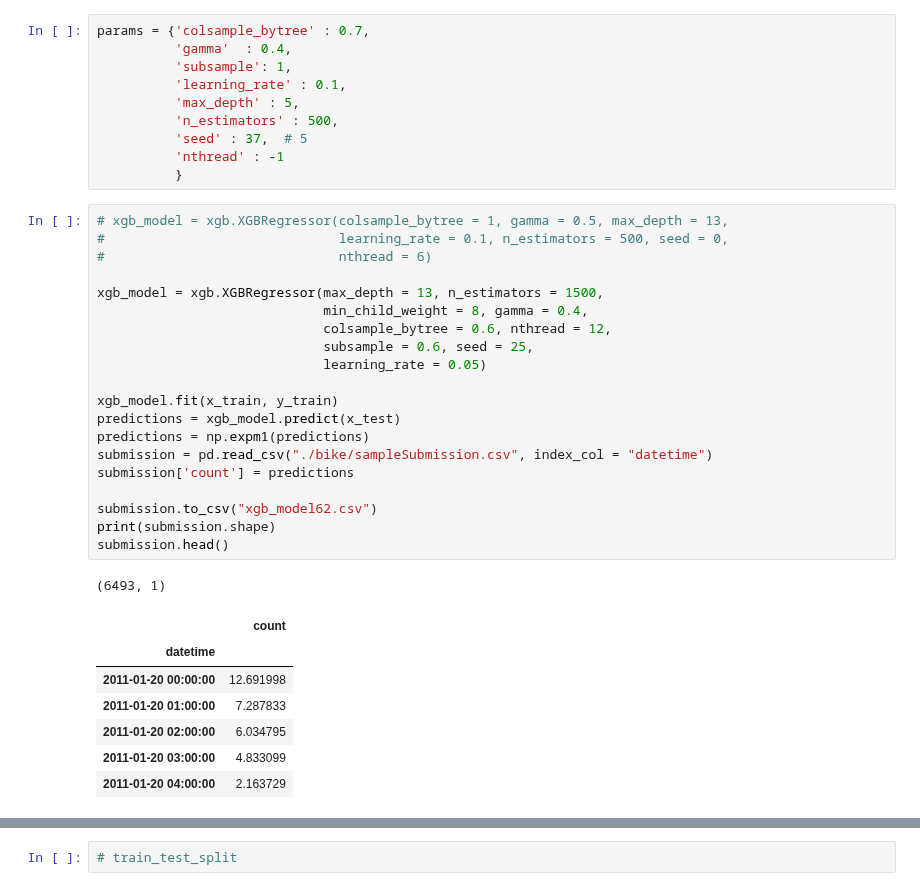
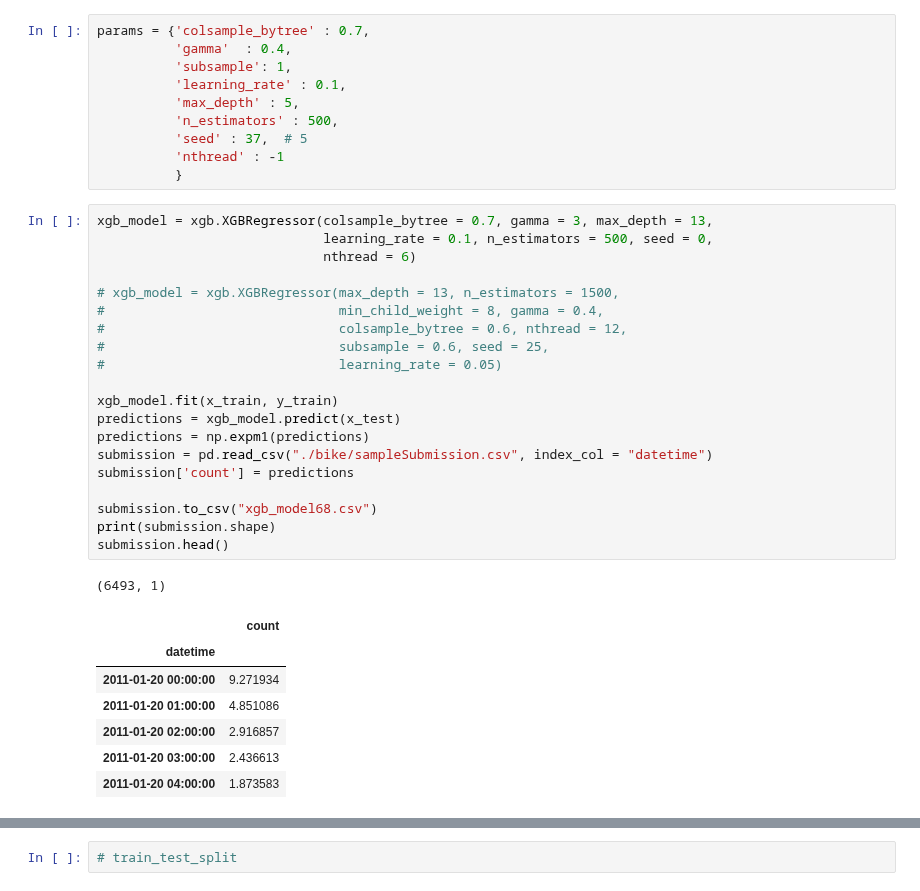
Before and after one commit to todagi/DataScience_with_Kaggle, a Jupyter notebook: Bike Sharing Demand/Bike Sharing Demand 03 - Machine Learning with scikit-learn.ipynb, the cells around one changed output, grey strips where cells are left out. Drawn from its saved outputs; the diff is of its cells as text.

```diff
--- a/Bike Sharing Demand/Bike Sharing Demand 03 - Machine Learning with scikit-learn.ipynb
+++ b/Bike Sharing Demand/Bike Sharing Demand 03 - Machine Learning with scikit-learn.ipynb
@@ -1059,34 +1065,34 @@ params = {'colsample_bytree' : 0.7,
           'nthread' : -1
           }
 # %%
-# xgb_model = xgb.XGBRegressor(colsample_bytree = 1, gamma = 0.5, max_depth = 13,
-#                              learning_rate = 0.1, n_estimators = 500, seed = 0,
-#                              nthread = 6)
+xgb_model = xgb.XGBRegressor(colsample_bytree = 0.7, gamma = 3, max_depth = 13,
+                             learning_rate = 0.1, n_estimators = 500, seed = 0,
+                             nthread = 6)
 
-xgb_model = xgb.XGBRegressor(max_depth = 13, n_estimators = 1500,
-                             min_child_weight = 8, gamma = 0.4,
-                             colsample_bytree = 0.6, nthread = 12,
-                             subsample = 0.6, seed = 25,
-                             learning_rate = 0.05)
+# xgb_model = xgb.XGBRegressor(max_depth = 13, n_estimators = 1500,
+#                              min_child_weight = 8, gamma = 0.4,
+#                              colsample_bytree = 0.6, nthread = 12,
+#                              subsample = 0.6, seed = 25,
+#                              learning_rate = 0.05)
 
 xgb_model.fit(x_train, y_train)
 predictions = xgb_model.predict(x_test)
 predictions = np.expm1(predictions)
 submission = pd.read_csv("./bike/sampleSubmission.csv", index_col = "datetime")
 submission['count'] = predictions
 
-submission.to_csv("xgb_model62.csv")
+submission.to_csv("xgb_model68.csv")
 print(submission.shape)
 submission.head()
 # %% [output]
 (6493, 1)
 |  | count |
 | datetime |  |
-| 2011-01-20 00:00:00 | 12.691998 |
-| 2011-01-20 01:00:00 | 7.287833 |
-| 2011-01-20 02:00:00 | 6.034795 |
-| 2011-01-20 03:00:00 | 4.833099 |
-| 2011-01-20 04:00:00 | 2.163729 |
+| 2011-01-20 00:00:00 | 9.271934 |
+| 2011-01-20 01:00:00 | 4.851086 |
+| 2011-01-20 02:00:00 | 2.916857 |
+| 2011-01-20 03:00:00 | 2.436613 |
+| 2011-01-20 04:00:00 | 1.873583 |
 # %%
 XGBRegressor() / log(y+1)
 
```
Also changed, not shown: parts of 15 cells of this notebook.
